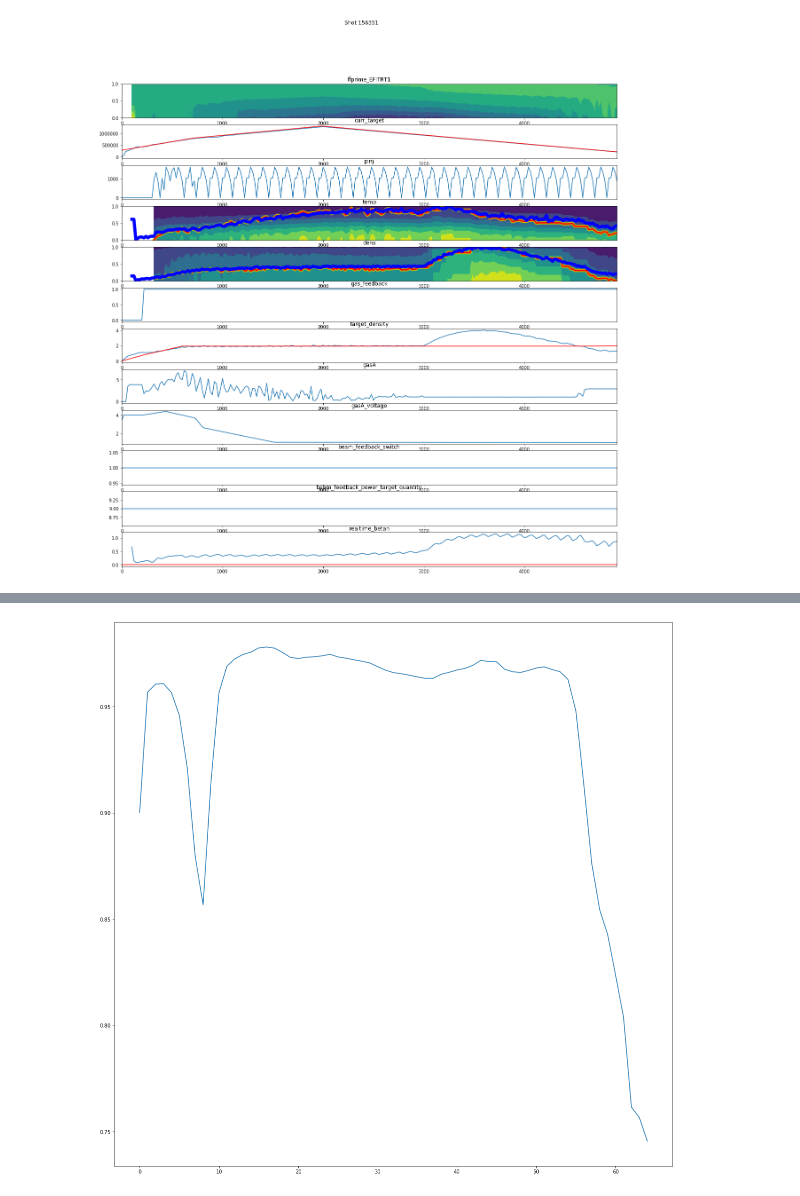
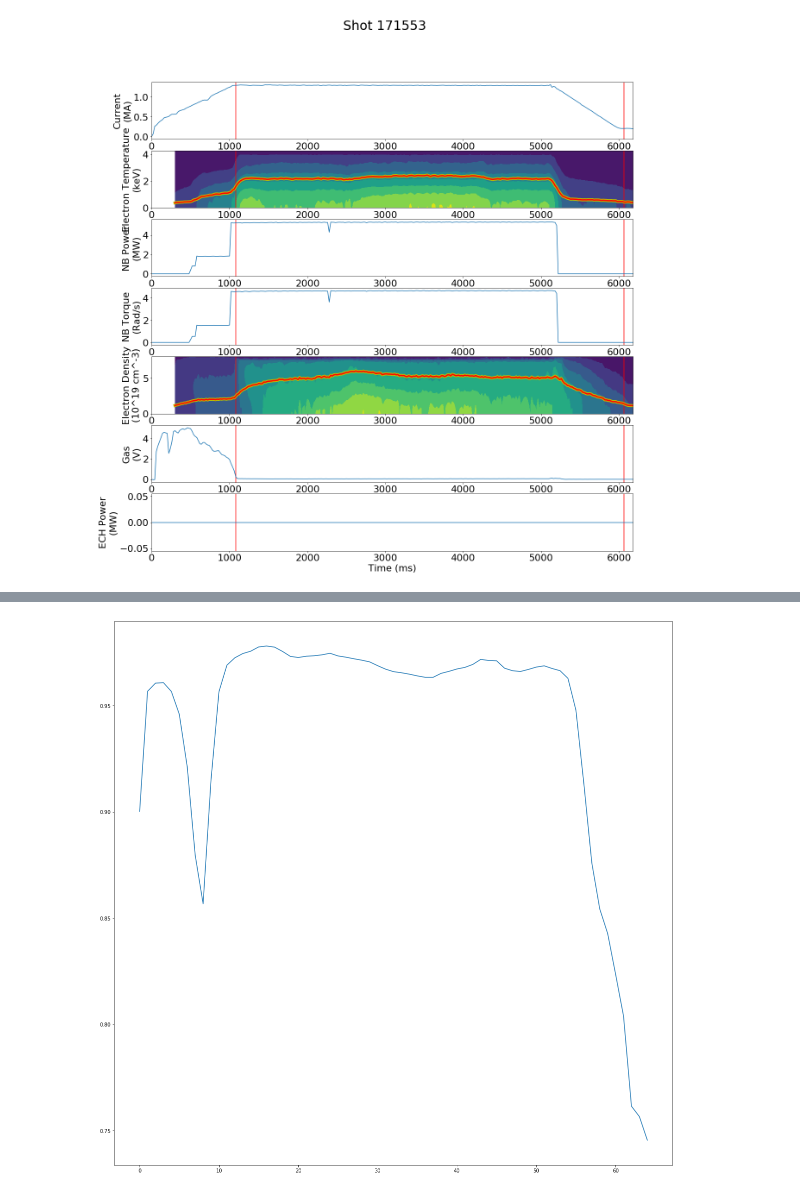
Before and after one commit to PlasmaControl/plasma-profile-predictor, a Jupyter notebook: notebooks/look_at_data.ipynb, the cells around one changed output, grey strips where cells are left out. Drawn from its saved outputs; the diff is of its cells as text; code cells hidden in the pictures.

Commit message:
minor changes to parameters

```diff
--- a/notebooks/look_at_data.ipynb
+++ b/notebooks/look_at_data.ipynb
@@ -5,7 +6,7 @@ import os
 # %%
-data_dir='/scratch/gpfs/jabbate/'
+data_dir='/scratch/gpfs/jabbate/full_data'
 
-with open(os.path.join(data_dir,'train.pkl'), 'rb') as f:
+with open(os.path.join(data_dir,'final_data.pkl'), 'rb') as f:
     data=pickle.load(f)
 # %%
 quartiles={}
@@ -52,10 +25,30 @@ plt.rcParams['figure.figsize'] = [20, 20]
 # %%
+%matplotlib inline
+plt.rcParams['figure.figsize'] = [20, 20]
+plt.rcParams['font.size'] = 22
+
 import numpy as np
 import matplotlib.pyplot as plt
 
 shots=list(data.keys())
-shot=156351 #np.random.choice(shots)
-sigs=['ffprime_EFITRT1','curr_target','pinj','temp','dens','gas_feedback','target_density','gasA','gasA_voltage', 'beam_feedback_switch', 'beam_feedback_power_target_quantity', 'realtime_betan']
+shot=np.random.choice(shots)
+sigs=['curr','temp','pinj','tinj','dens','gasA','ech'] #['ffprime_EFITRT1','curr_target','pinj','temp','dens','gas_feedback','target_density','gasA','gasA_voltage', 'beam_feedback_switch', 'beam_feedback_power_target_quantity', 'realtime_betan']
+sig_names={'curr': 'Current\n(MA)',
+           'temp':'Electron Temperature\n(keV)',
+           'dens': 'Electron Density\n(10^19 cm^-3)',
+           'itemp':'Ion Temperature\n(keV)',
+           'pinj': 'NB Power\n(MW)',
+           'gasA': 'Gas\n(V)',
+           'ech': 'ECH Power\n(MW)',
+           'tinj': 'NB Torque\n(Rad/s)'}
+conversion_factor={'temp': 1000,
+                  'dens':1e19,
+                  'pinj': 1000,
+                  'tinj': 1,
+                  'curr': 1e6,
+                  'gasA': 1,
+                  'ech': 1}
+
 #sigs=['curr_target','pinj','temp','dens','target_source_pinj_30L','beam_feedback_switch','beam_feedback_switch','beam_feedback_power_target_quantity','beam_feedback_power_target_value','realtime_betan']
 assert(all(data[shot]['gas_density_or_profile_algorithm']==0))
 
@@ -74,54 +67,60 @@ def my_normalize(arr):
 fig=plt.figure()
 for i,sig in enumerate(sigs):
     ax=fig.add_subplot(len(sigs),1.5,i+1)
-    #ax.axvline(data[shot]['t_ip_flat'],c='r')
+    ax.axvline(data[shot]['t_ip_flat'],c='r')
     ax.axvline(data[shot]['t_ip_flat']+data[shot]['ip_flat_duration'],c='r')
     if sig in ['temp','dens']: #len(data[shot][sig].shape)>1:
         thomson_sig_name='thomson_{}_EFITRT1'.format(sig)
         thomson_sig=data[shot][thomson_sig_name]
         thomson_sig=removeOutliers(thomson_sig,1.5,thomson_sig_name)
+        #ax.plot(data[shot]['time'],my_normalize(data[shot]['pinj']),c='r')
+
+        zipfit_sig=np.mean(data[shot][sig],axis=1) #my_normalize(np.mean(data[shot][sig],axis=1))
 
         ax.contourf(data[shot]['time'],
-                    np.linspace(0,1,65),
-                    #thomson_sig.T)
-                    data[shot][sig].T)
+            np.linspace(0,np.nanmax(data[shot][sig]),65),
+            #thomson_sig.T)
+            data[shot][sig].T)
 
-        zipfit_sig=my_normalize(np.mean(data[shot][sig],axis=1))
         ax.plot(data[shot]['time'],zipfit_sig,c='y',linewidth=7)
-        ax.plot(data[shot]['time'],zipfit_sig,c='r',linewidth=3)
+        ax.plot(data[shot]['time'],zipfit_sig,c='r',linewidth=3,label='Fitted')
 
-        thomson_sig=my_normalize(np.mean(thomson_sig,axis=1))
-        ax.plot(data[shot]['time'],thomson_sig,c='b',linewidth=7)
+        #thomson_sig=np.mean(thomson_sig,axis=1)/conversion_factor[sig] #my_normalize(np.mean(thomson_sig,axis=1))
+        #ax.plot(data[shot]['time'],thomson_sig,c='b',linewidth=7,label='Raw Thomson')
+        #ax.legend()
         #ax.plot(data[shot]['time'],my_normalize(np.mean(data[shot]['thomson_{}_EFITRT1'.format(sig)],axis=1), clip=True, sig=sig),c='g',linewidth=3)
     elif len(data[shot][sig].shape)>1:
         thomson_sig=removeOutliers(data[shot][sig],1.5,sig)
 
         ax.contourf(data[shot]['time'],
                     np.linspace(0,1,65),
                     #thomson_sig.T)
                     data[shot][sig].T)
 
 #         zipfit_sig=my_normalize(np.mean(data[shot][sig],axis=1))
 #         ax.plot(data[shot]['time'],zipfit_sig,c='y',linewidth=7)
 #         ax.plot(data[shot]['time'],zipfit_sig,c='r',linewidth=3)
 
 
     elif sig=='target_density':
         ax.plot(data[shot]['time'],data[shot]['density_estimate'])
         ax.plot(data[shot]['time'],data[shot]['target_density'],c='r')
     elif sig=='realtime_betan':
         ax.plot(data[shot]['time'],data[shot]['realtime_betan'])
         ax.plot(data[shot]['time'],data[shot]['beam_feedback_power_target_value'],c='r')
     elif sig=='curr_target':
         ax.plot(data[shot]['time'],data[shot]['curr'])
         ax.plot(data[shot]['time'],data[shot]['curr_target'],c='r')
 
     else:
-        ax.plot(data[shot]['time'],data[shot][sig])
-    ax.set_title(sig)
+        ax.plot(data[shot]['time'],data[shot][sig]/conversion_factor[sig])
+    ax.set_ylabel(sig_names[sig])
     ax.set_xlim(min(data[shot]['time']),max(data[shot]['time']))
+    #ax.axvline(2220)
+    #ax.axvline(2270)
+plt.xlabel('Time (ms)')
 #plt.subplots_adjust(hspace=.5)
-fig.suptitle('Shot {}'.format(shot))
+fig.suptitle('Shot {}'.format(shot),fontsize=30)
 plt.show()
 # %% [output]
-[figure, old version]
+[figure, new version]
```
Also changed, not shown: parts of 7 cells of this notebook, 5 other files.
